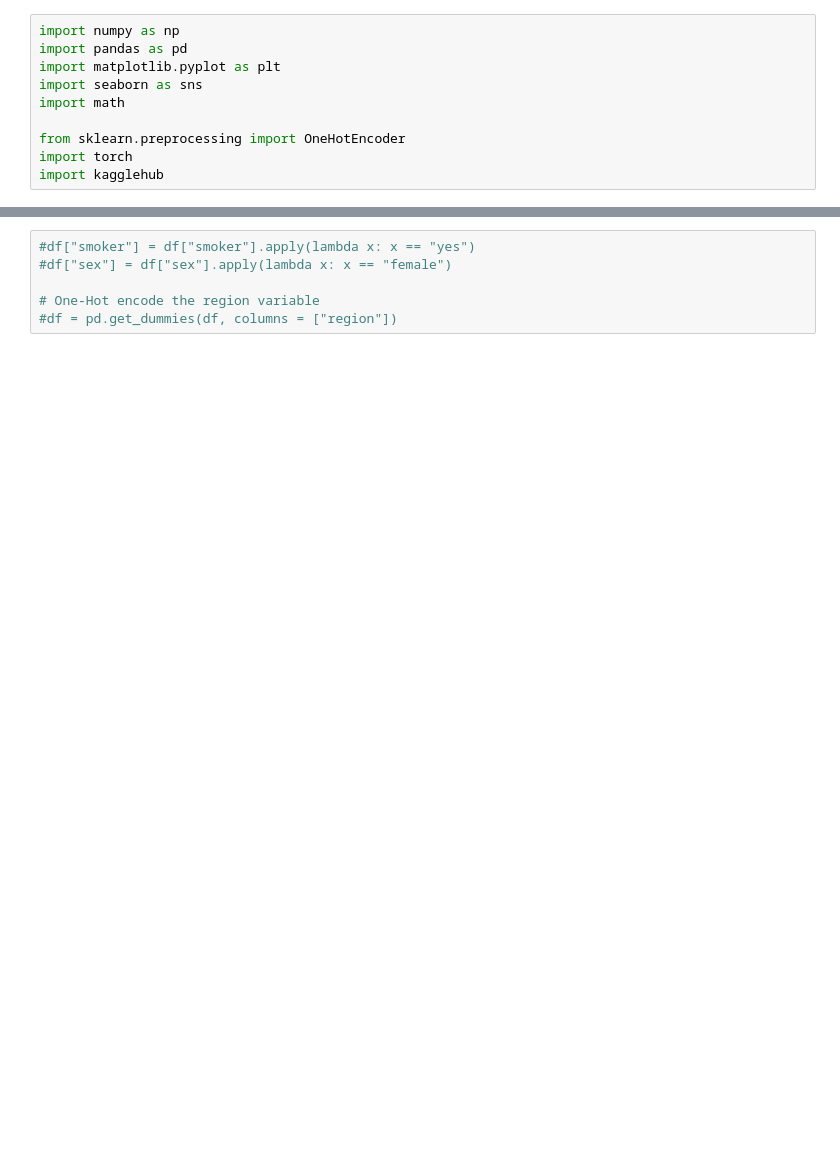
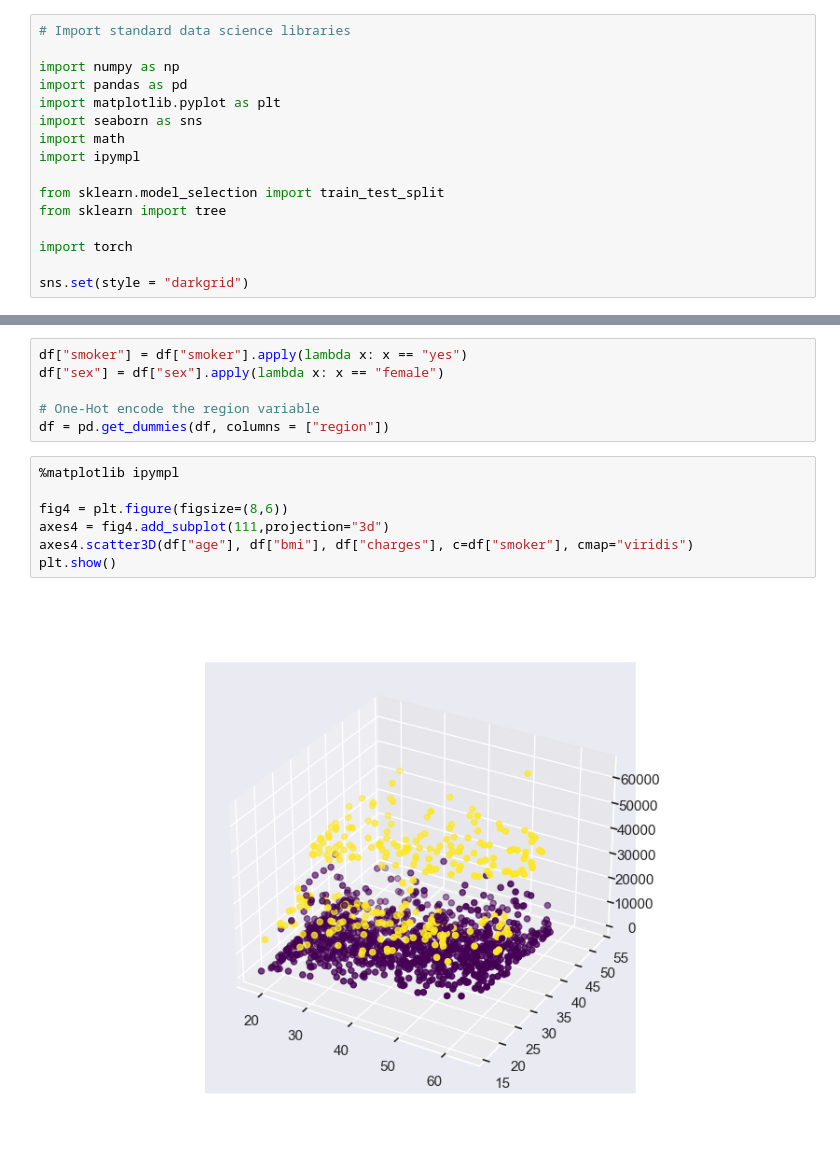
Before and after one commit to Wh4yw4rd/medicalInsurancePricing, a Jupyter notebook: medical_insurance_EDA.ipynb, the cells around one changed output, grey strips where cells are left out. Drawn from its saved outputs; the diff is of its cells as text; blank space fills up the shorter version.

```diff
--- a/medical_insurance_EDA.ipynb
+++ b/medical_insurance_EDA.ipynb
@@ -1,13 +7,19 @@
 # %%
+# Import standard data science libraries
+
 import numpy as np
 import pandas as pd
 import matplotlib.pyplot as plt
 import seaborn as sns
 import math
+import ipympl
 
-from sklearn.preprocessing import OneHotEncoder
+from sklearn.model_selection import train_test_split
+from sklearn import tree
+
 import torch
-import kagglehub
+
+sns.set(style = "darkgrid")
 # %%
 # Read in csv file
 df = pd.read_csv(r"insurance.csv").sort_values("smoker", ascending = True)
@@ -123,6 +169,15 @@ fig3.tight_layout()
 # %%
-#df["smoker"] = df["smoker"].apply(lambda x: x == "yes")
-#df["sex"] = df["sex"].apply(lambda x: x == "female")
+df["smoker"] = df["smoker"].apply(lambda x: x == "yes")
+df["sex"] = df["sex"].apply(lambda x: x == "female")
 
 # One-Hot encode the region variable
-#df = pd.get_dummies(df, columns = ["region"])
+df = pd.get_dummies(df, columns = ["region"])
+# %%
+%matplotlib ipympl
+
+fig4 = plt.figure(figsize=(8,6))
+axes4 = fig4.add_subplot(111,projection="3d")
+axes4.scatter3D(df["age"], df["bmi"], df["charges"], c=df["smoker"], cmap="viridis")
+plt.show()
+# %% [output]
+[figure, added]
```
Also changed, not shown: parts of 13 cells of this notebook.
